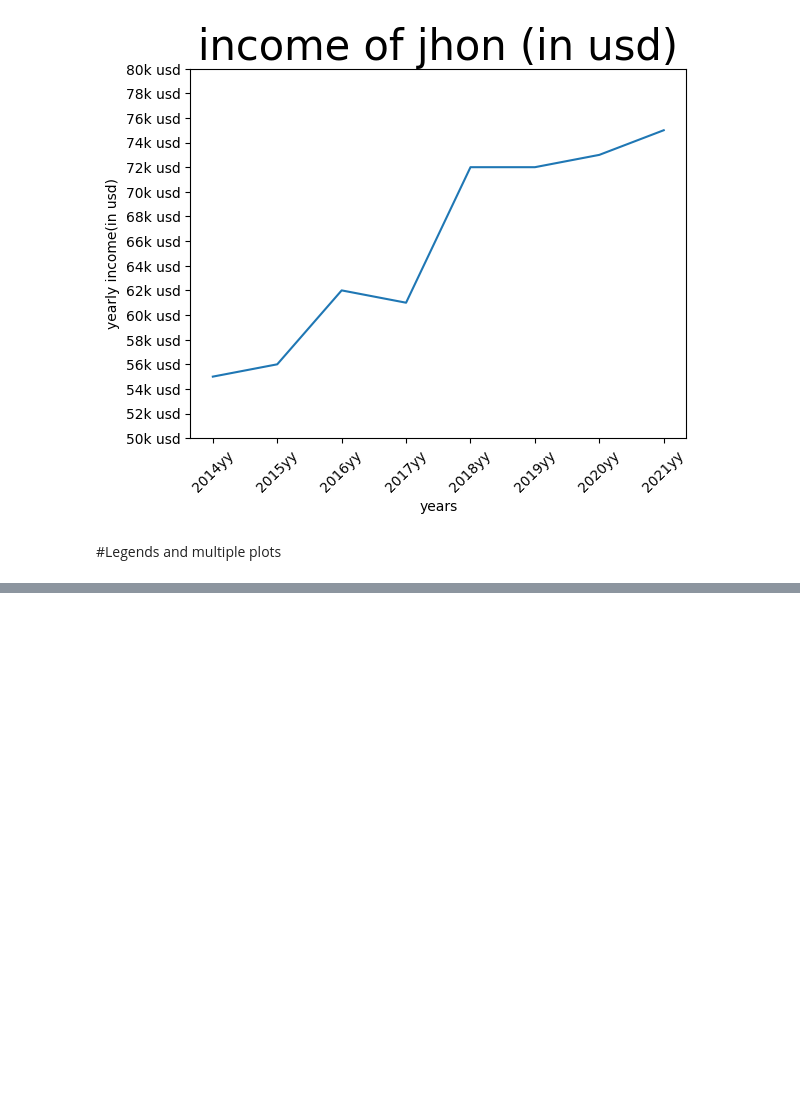
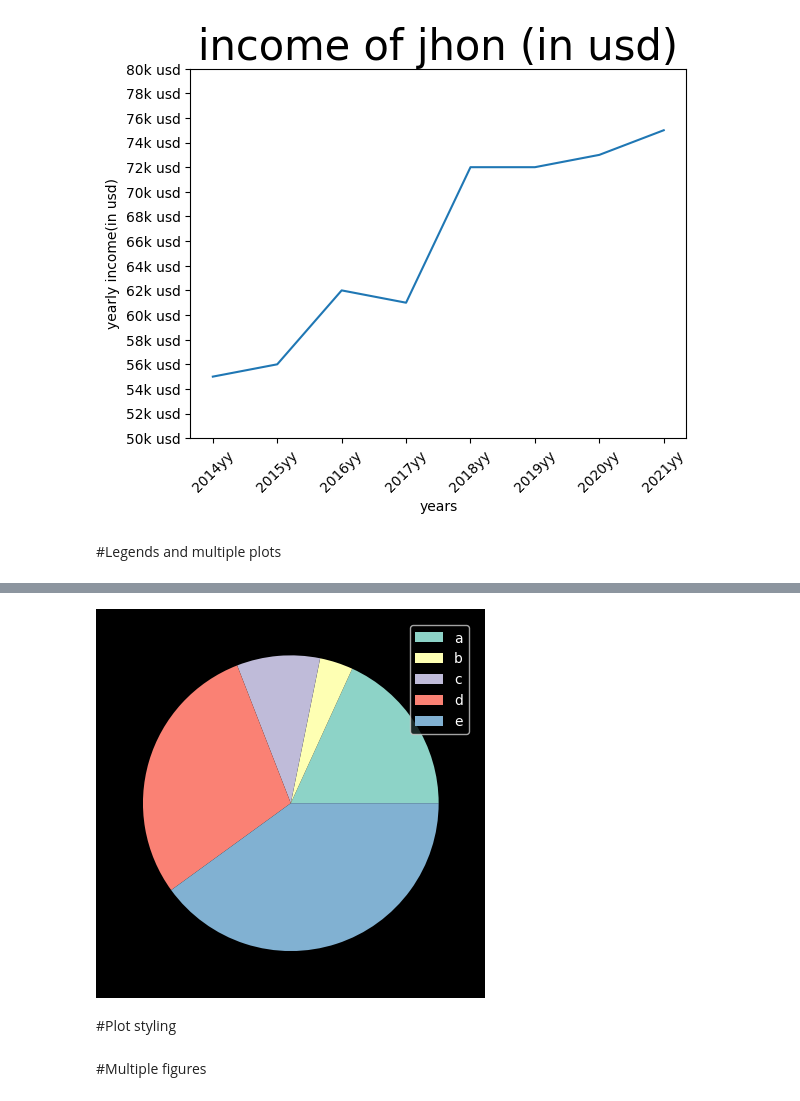
Before and after one commit to haneeth25/Libraries_prac, a Jupyter notebook: matplotlib.ipynb, the cells around one changed output, grey strips where cells are left out. Cells and saved outputs as stored; diff of their text form; code cells hidden in the pictures; blank space fills up the shorter version.

```diff
--- a/matplotlib.ipynb
+++ b/matplotlib.ipynb
@@ -224,0 +239,10 @@ plt.show()
+# %%
+votes = [10,2,5,16,22]
+people = ['a','b','c','d','e']
+plt.pie(votes,labels = None)
+plt.legend(labels = people,loc = 'upper right')
+plt.show()
+# %% [output]
+[figure, added]
+# %% [markdown]
+#Plot styling
@@ -224,0 +253,2 @@ plt.show()
+# %% [markdown]
+#Multiple figures
```
Also changed, not shown: parts of 8 cells of this notebook.
